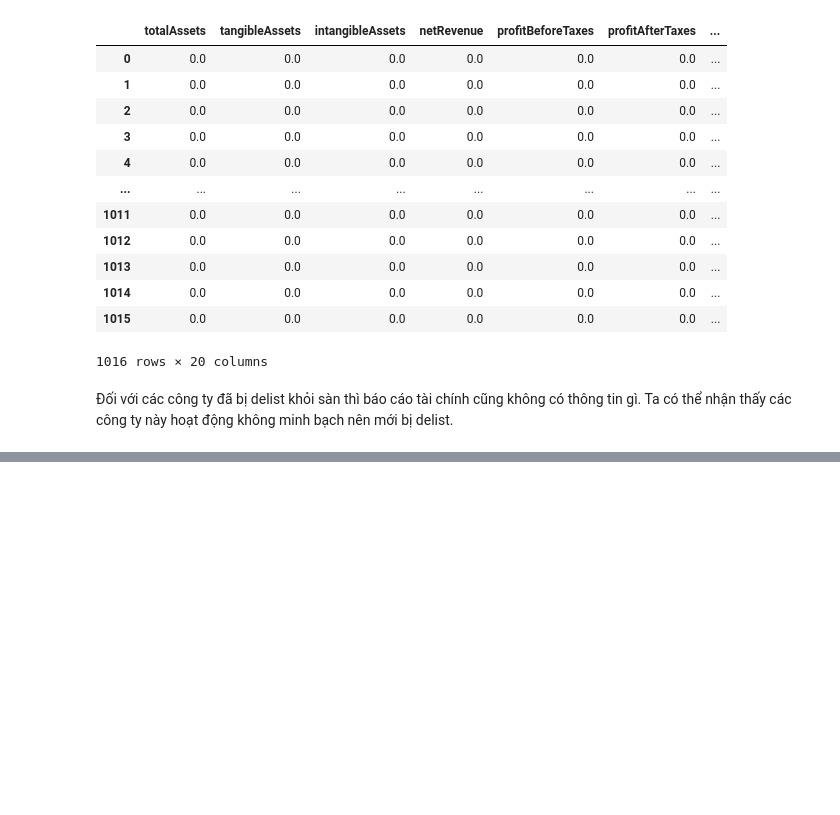
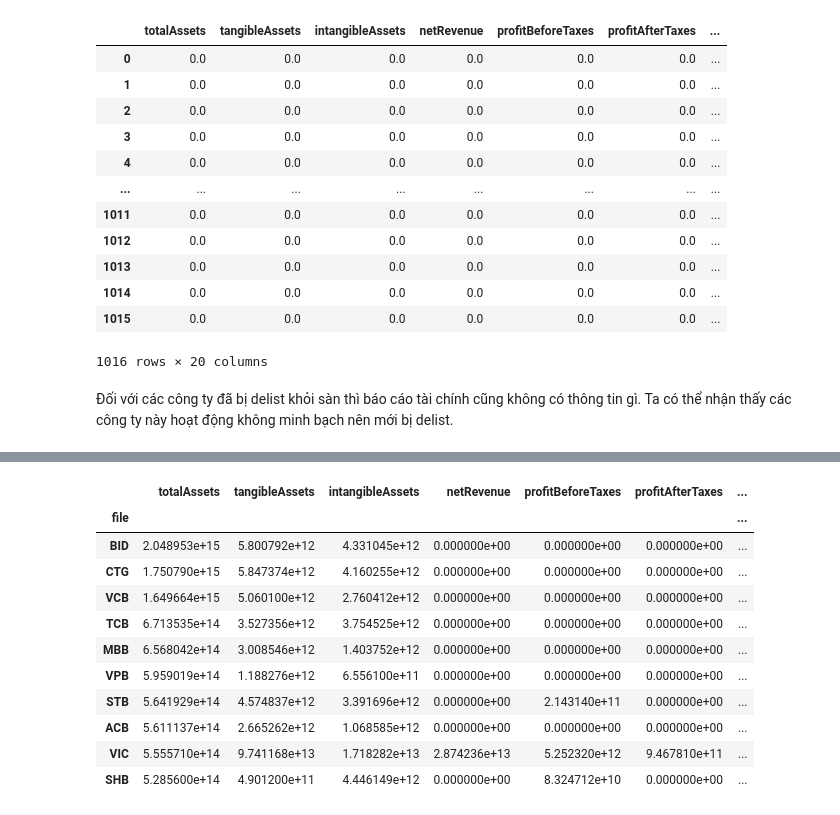
Before and after one commit to minhtringuyennn/NMKHDL_Project, a Jupyter notebook: crawl/crawl_data.ipynb, the cells around one changed output, grey strips where cells are left out. Saved outputs shown, nothing was run; the diff lists cells and outputs as text; code cells hidden in the pictures; blank space fills up the shorter version.

```diff
--- a/crawl/crawl_data.ipynb
+++ b/crawl/crawl_data.ipynb
@@ -562,0 +621,16 @@ df_2
+# %%
+top10_df = top10_df.set_index('file')
+top10_df
+# %% [output]
+|  | totalAssets | tangibleAssets | intangibleAssets | netRevenue | profitBeforeTaxes | profitAfterTaxes | ... |
+| file |  |  |  |  |  |  | ... |
+| BID | 2.048953e+15 | 5.800792e+12 | 4.331045e+12 | 0.000000e+00 | 0.000000e+00 | 0.000000e+00 | ... |
+| CTG | 1.750790e+15 | 5.847374e+12 | 4.160255e+12 | 0.000000e+00 | 0.000000e+00 | 0.000000e+00 | ... |
+| VCB | 1.649664e+15 | 5.060100e+12 | 2.760412e+12 | 0.000000e+00 | 0.000000e+00 | 0.000000e+00 | ... |
+| TCB | 6.713535e+14 | 3.527356e+12 | 3.754525e+12 | 0.000000e+00 | 0.000000e+00 | 0.000000e+00 | ... |
+| MBB | 6.568042e+14 | 3.008546e+12 | 1.403752e+12 | 0.000000e+00 | 0.000000e+00 | 0.000000e+00 | ... |
+| VPB | 5.959019e+14 | 1.188276e+12 | 6.556100e+11 | 0.000000e+00 | 0.000000e+00 | 0.000000e+00 | ... |
+| STB | 5.641929e+14 | 4.574837e+12 | 3.391696e+12 | 0.000000e+00 | 2.143140e+11 | 0.000000e+00 | ... |
+| ACB | 5.611137e+14 | 2.665262e+12 | 1.068585e+12 | 0.000000e+00 | 0.000000e+00 | 0.000000e+00 | ... |
+| VIC | 5.555710e+14 | 9.741168e+13 | 1.718282e+13 | 2.874236e+13 | 5.252320e+12 | 9.467810e+11 | ... |
+| SHB | 5.285600e+14 | 4.901200e+11 | 4.446149e+12 | 0.000000e+00 | 8.324712e+10 | 0.000000e+00 | ... |
```
Also changed, not shown: parts of 12 cells of this notebook.
